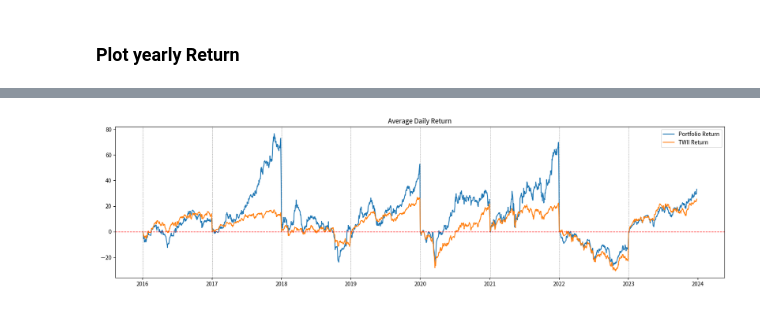
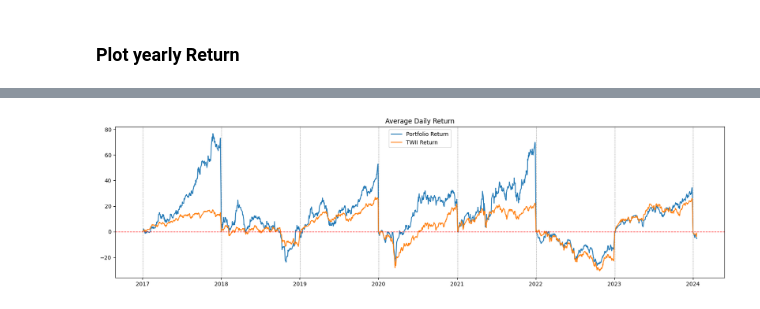
Before and after one commit to JulieKuo/stock, a Jupyter notebook: portfolio.ipynb, the cells around one changed output, grey strips where cells are left out. Drawn from its saved outputs; the diff is of its cells as text; code cells hidden in the pictures.

```diff
--- a/portfolio.ipynb
+++ b/portfolio.ipynb
@@ -167,7 +173,7 @@ def imputer_time(df, name):
     combinations = df[["Year", "Season"]].drop_duplicates(ignore_index = True)
     for group, df_group in tqdm(g, desc = name):
         df_group = pd.merge(combinations, df_group, on = ["Year", "Season"], how = "left")
-        df_group[["Symbol", "Name"]] = df_group[["Symbol", "Name"]].fillna(method = "ffill").fillna(method = "bfill")
+        df_group[["Symbol", "Name"]] = df_group[["Symbol", "Name"]].ffill().bfill()
         df1 = pd.concat([df1, df_group], ignore_index = True)
 
     return df1
@@ -478,7 +484,7 @@ def calculate_return(filter_stock, price_raw, twii_raw, mode = "year"):
             filter_stock.loc[i, "Port_Return"] = 0
 
         # 加權指數
-        if (i + 1) != len(filter_stock):
+        if str(twii.loc[0, "Year"]) == period[2:6]:
             start = twii["Close"].iloc[0] # buy
             end = twii["Close"].iloc[-1] # sell
             return_twii = round((end - start) / start * 100, 2) # 報酬率
@@ -562,7 +583,7 @@ writer.close()
 ### Plot yearly Return
 # %%
 total_return = pd.DataFrame()
-for i in range(len(filter_stock_yearly)-1):
+for i in range(len(filter_stock_yearly)):
     year, season = filter_stock_yearly.loc[i, "Year_Season"]
     year += 1
     price = prices[year]
@@ -599,17 +620,17 @@ twii = twii.set_index("Date")["Return"]
 # %%
 import matplotlib.pyplot as plt
 import seaborn as sns
-plt.rcParams['font.sans-serif'] = ['Taipei Sans TC Beta']
+# plt.rcParams['font.sans-serif'] = ['Taipei Sans TC Beta']
 
 plt.figure(figsize=(20, 5))
 plt.plot(total_return, label = 'Portfolio Return')
 plt.plot(twii, label = 'TWII Return')
 plt.axhline(y = 0, color = 'r', linestyle='--', linewidth = 1)
 for date in start_date:
     plt.axvline(x = date, color = 'gray', linestyle='--', linewidth = 0.5)
 
 plt.title("Average Daily Return")
 plt.legend()
 plt.show()
 # %% [output]
-[figure, old version]
+[figure, new version]
```
Also changed, not shown: parts of 17 cells of this notebook, 1 other file.
